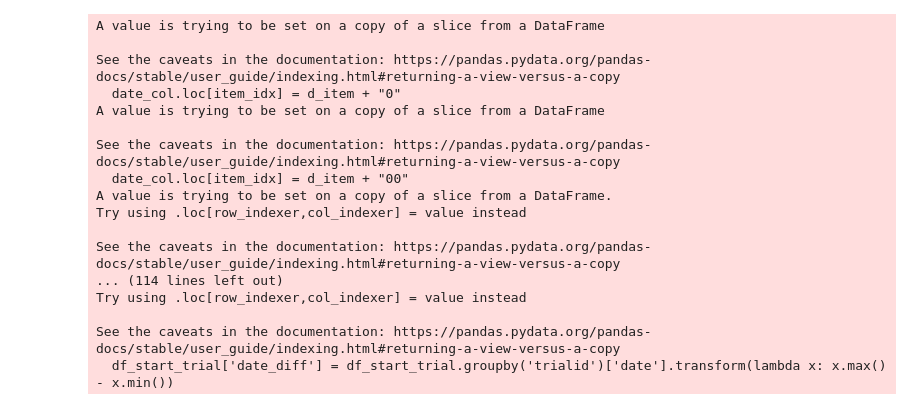
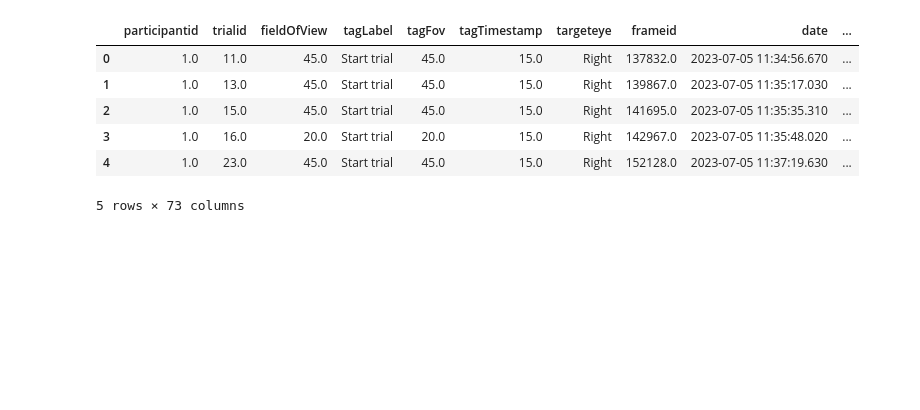
Before and after one commit to paulmoreau40/EEG-POLYRETINA, a Jupyter notebook: EEG_post_behavioral.ipynb, the cells around one changed output. Saved outputs shown, nothing was run; the diff lists cells and outputs as text; code cells hidden in the pictures; blank space fills up the shorter version.

```diff
--- a/EEG_post_behavioral.ipynb
+++ b/EEG_post_behavioral.ipynb
@@ -1,56 +8,38 @@
 # %%
-import pandas as pd
-import glob
-
 # Function to preprocess a single DataFrame
 def preprocess_df(filepath):
     df = pd.read_csv(filepath, sep=';', low_memory=False)
 
-    date_col = df["date"]
-    for item_idx in range(len(date_col)):
-        d_item = date_col[item_idx]
-        if isinstance(d_item, str):
-            if d_item.split(":")[-1] == "":
-                date_col.loc[item_idx] = d_item + "00"
-            elif len(d_item.split(":")[-1]) == 1:
-                date_col.loc[item_idx] = d_item + "0"
+    df['date'] = df['date'].astype(str)  # Ensure all entries are strings
+    df['date'] = df['date'].str.pad(width=20, side='right', fillchar='0') # adding a zero at the end if only one digit : useful ?
+    df['date'] = pd.to_datetime(df['date'], errors='coerce', dayfirst=True, format='%d.%m.%y %H:%M:%S:%f')
+    df = df.iloc[:-1]
 
-    df['date'] = pd.to_datetime(df['date'], errors='coerce', dayfirst=True, format='%d.%m.%y %H:%M:%S:%f')
-    df['date'] = df['date'].iloc[:-1]
+    # Filter trials and calculate date_diff
+    df_start_trial = df[df['tagLabel'] == 'Start trial'].copy()
+    df_start_trial.loc[:, 'date_diff'] = (df_start_trial.groupby('trialid')['date'].transform(lambda x: (x.max() - x.min()).total_seconds()))
 
-    df_start_trial = df[df['tagLabel'] == 'Start trial']
-    df_start_trial['date_diff'] = df_start_trial.groupby('trialid')['date'].transform(lambda x: x.max() - x.min())
+    # Drop duplicates and filter by date_diff
     df_start_trial = df_start_trial.drop_duplicates(subset='trialid', keep='first')
-    df_start_trial['date_diff'] = df_start_trial['date_diff'].dt.total_seconds()
-
-    df_start_trial = df_start_trial.loc[df_start_trial['date_diff'] <= 15]
+    df_start_trial = df_start_trial[df_start_trial['date_diff'] <= 15]
 
     return df_start_trial
 
 # Get a list of csv files
-csv_files = glob.glob('G:\Drive partagés\EPFL_Streetlab\Data Participants\EEG Study\Post_2023\Post_2023_Control_Center_Data\*.csv')
+csv_files = glob.glob(r'F:\PM_Polyretina\Data\Post_2023_Control_Center_Data\*.csv')
 
 # Process each csv file and store the result in a list
 dfs = [preprocess_df(f) for f in csv_files]
 
 # Concatenate all the dataframes in the list into a single dataframe
 df = pd.concat(dfs, ignore_index=True)
+df.head()
 # %% [output]
+|  | participantid | trialid | fieldOfView | tagLabel | tagFov | tagTimestamp | targeteye | frameid | date | ... |
+| 0 | 1.0 | 11.0 | 45.0 | Start trial | 45.0 | 15.0 | Right | 137832.0 | 2023-07-05 11:34:56.670 | ... |
+| 1 | 1.0 | 13.0 | 45.0 | Start trial | 45.0 | 15.0 | Right | 139867.0 | 2023-07-05 11:35:17.030 | ... |
+| 2 | 1.0 | 15.0 | 45.0 | Start trial | 45.0 | 15.0 | Right | 141695.0 | 2023-07-05 11:35:35.310 | ... |
+| 3 | 1.0 | 16.0 | 20.0 | Start trial | 20.0 | 15.0 | Right | 142967.0 | 2023-07-05 11:35:48.020 | ... |
+| 4 | 1.0 | 23.0 | 45.0 | Start trial | 45.0 | 15.0 | Right | 152128.0 | 2023-07-05 11:37:19.630 | ... |
-A value is trying to be set on a copy of a slice from a DataFrame
-
-See the caveats in the documentation: https://pandas.pydata.org/pandas-docs/stable/user_guide/indexing.html#returning-a-view-versus-a-copy
-  date_col.loc[item_idx] = d_item + "0"
-A value is trying to be set on a copy of a slice from a DataFrame
-
-See the caveats in the documentation: https://pandas.pydata.org/pandas-docs/stable/user_guide/indexing.html#returning-a-view-versus-a-copy
-  date_col.loc[item_idx] = d_item + "00"
-A value is trying to be set on a copy of a slice from a DataFrame.
-Try using .loc[row_indexer,col_indexer] = value instead
-
-See the caveats in the documentation: https://pandas.pydata.org/pandas-docs/stable/user_guide/indexing.html#returning-a-view-versus-a-copy
-... (114 lines left out)
-Try using .loc[row_indexer,col_indexer] = value instead
-
-See the caveats in the documentation: https://pandas.pydata.org/pandas-docs/stable/user_guide/indexing.html#returning-a-view-versus-a-copy
-  df_start_trial['date_diff'] = df_start_trial.groupby('trialid')['date'].transform(lambda x: x.max() - x.min())
+5 rows × 73 columns
 # %%
```
Also changed, not shown: parts of 4 cells of this notebook, 1 other file.
